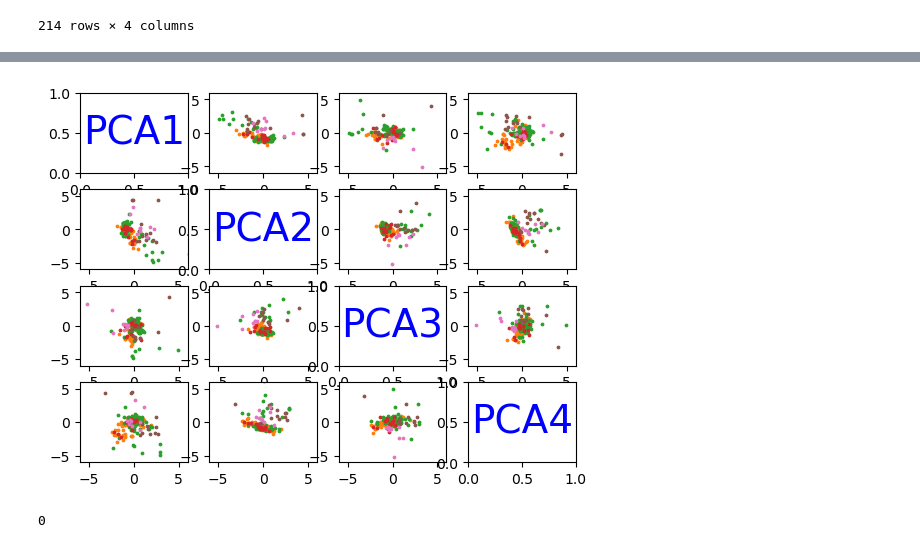
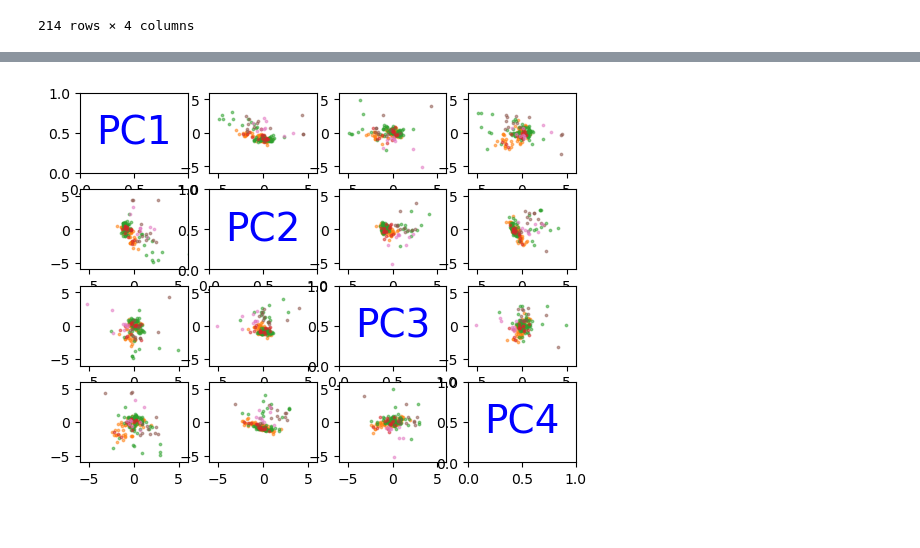
Before and after one commit to Magdk01/MLDM-Assignment-1, a Jupyter notebook: PCA.ipynb, the cells around one changed output, grey strips where cells are left out. Drawn from its saved outputs; the diff is of its cells as text; code cells hidden in the pictures.

```diff
--- a/PCA.ipynb
+++ b/PCA.ipynb
@@ -180,35 +174,31 @@ plt.plot(projected_data[0],projected_data[1],'o')
 # %%
 %matplotlib inline
 text_kwargs = dict(ha='center', va='center', fontsize=28, color='b')
 
 place = 1
 pca_num = 0
 for idx1 in range(4):
     for idx in range(1,5,1):
         # print(f'Idx = {idx}')
         plt.subplot(4,4,place)
         if (place-1)%5 == 0:
             # plt.hist((projected_data[pca_num][np.array(labels == i)]),bins=25)
             pca_num +=1
-            plt.text(0.5, 0.5, f'PCA{pca_num}', **text_kwargs)
+            plt.text(0.5, 0.5, f'PC{pca_num}', **text_kwargs)
 
 
         else:
             for i in range(7):
-                plt.scatter(projected_data[idx1][np.array(labels == i)],projected_data[idx-1][np.array(labels == i)],s=3)
+                plt.scatter(projected_data[idx1][np.array(labels == i)],projected_data[idx-1][np.array(labels == i)],s=3,alpha=0.5)
                 plt.xlim(-6,6)
                 plt.ylim(-6,6)
         place += 1
 
 
 # for i in range(4):
 #     place = 5*i+1
 #     plt.subplot(4,4,place)
 #     plt.text(0, 0, f'PCA{i+1}', **text_kwargs)
 # plt.show()
 # %% [output]
-[figure, old version]
+[figure, new version]
-# %%
-(6-1)%5
-# %% [output]
-0
```
Also changed, not shown: parts of 7 cells of this notebook.
